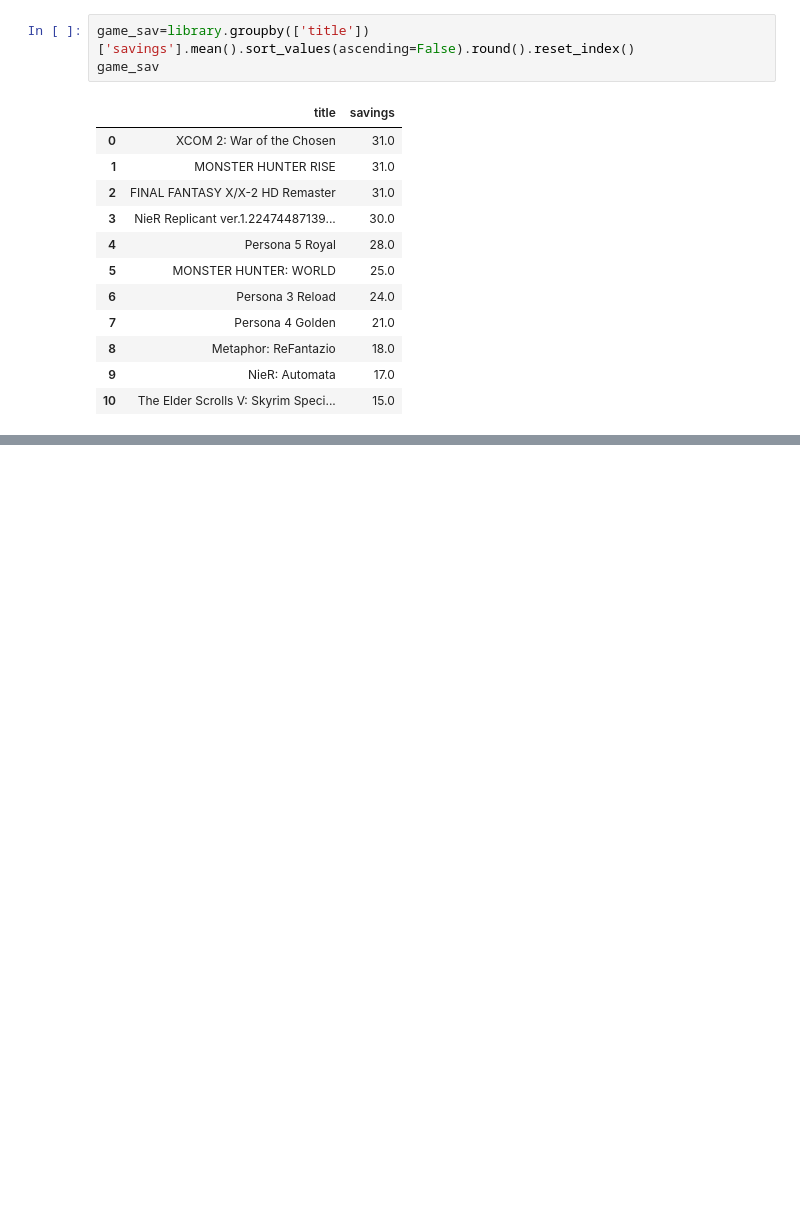
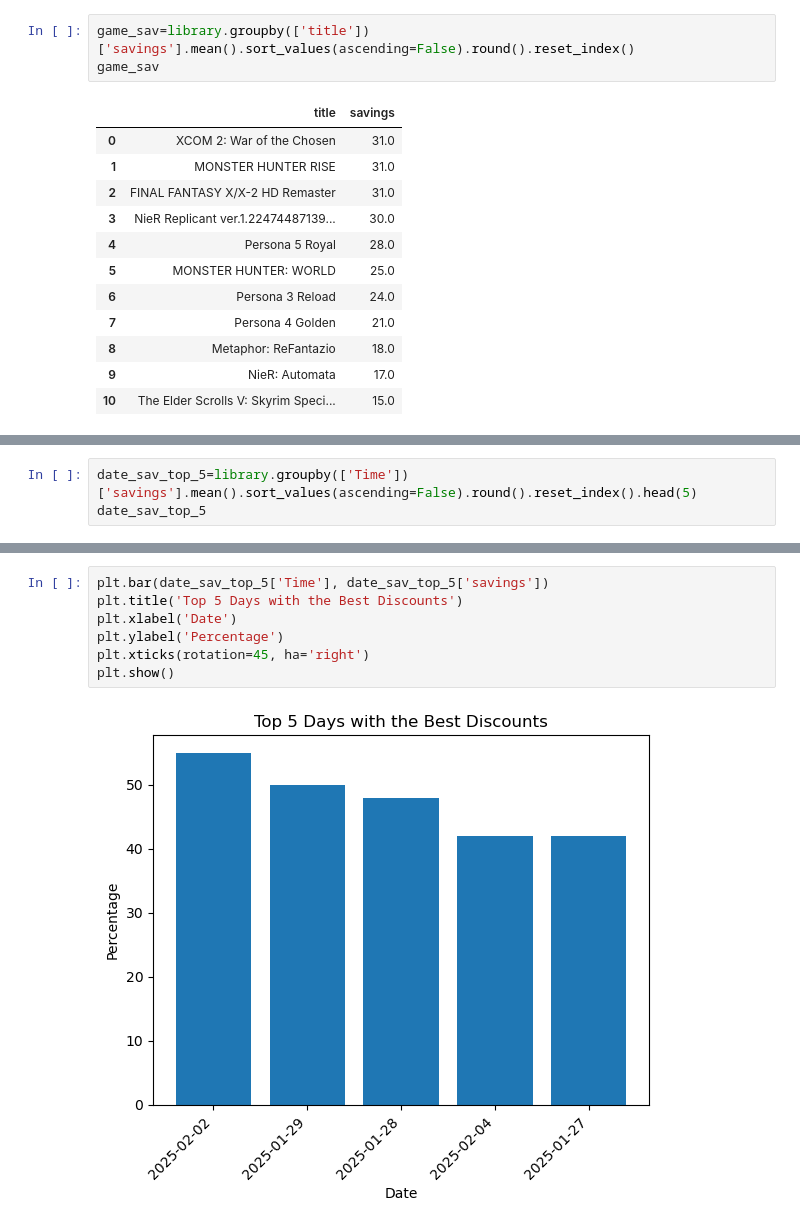
Before and after one commit to Christopher-Arzate/Gaming-Library, a Jupyter notebook: Library Analysis.ipynb, the cells around one changed output, grey strips where cells are left out. Cells and saved outputs as stored; diff of their text form; blank space fills up the shorter version.

```diff
--- a/Library Analysis.ipynb
+++ b/Library Analysis.ipynb
@@ -103,0 +145,3 @@ plt.show()
+# %%
+date_sav_top_5=library.groupby(['Time'])['savings'].mean().sort_values(ascending=False).round().reset_index().head(5)
+date_sav_top_5
@@ -103,0 +155,9 @@ plt.show()
+# %%
+plt.bar(date_sav_top_5['Time'], date_sav_top_5['savings'])
+plt.title('Top 5 Days with the Best Discounts')
+plt.xlabel('Date')
+plt.ylabel('Percentage')
+plt.xticks(rotation=45, ha='right')
+plt.show()
+# %% [output]
+[figure, added]
```
Also changed, not shown: parts of 52 cells of this notebook.
